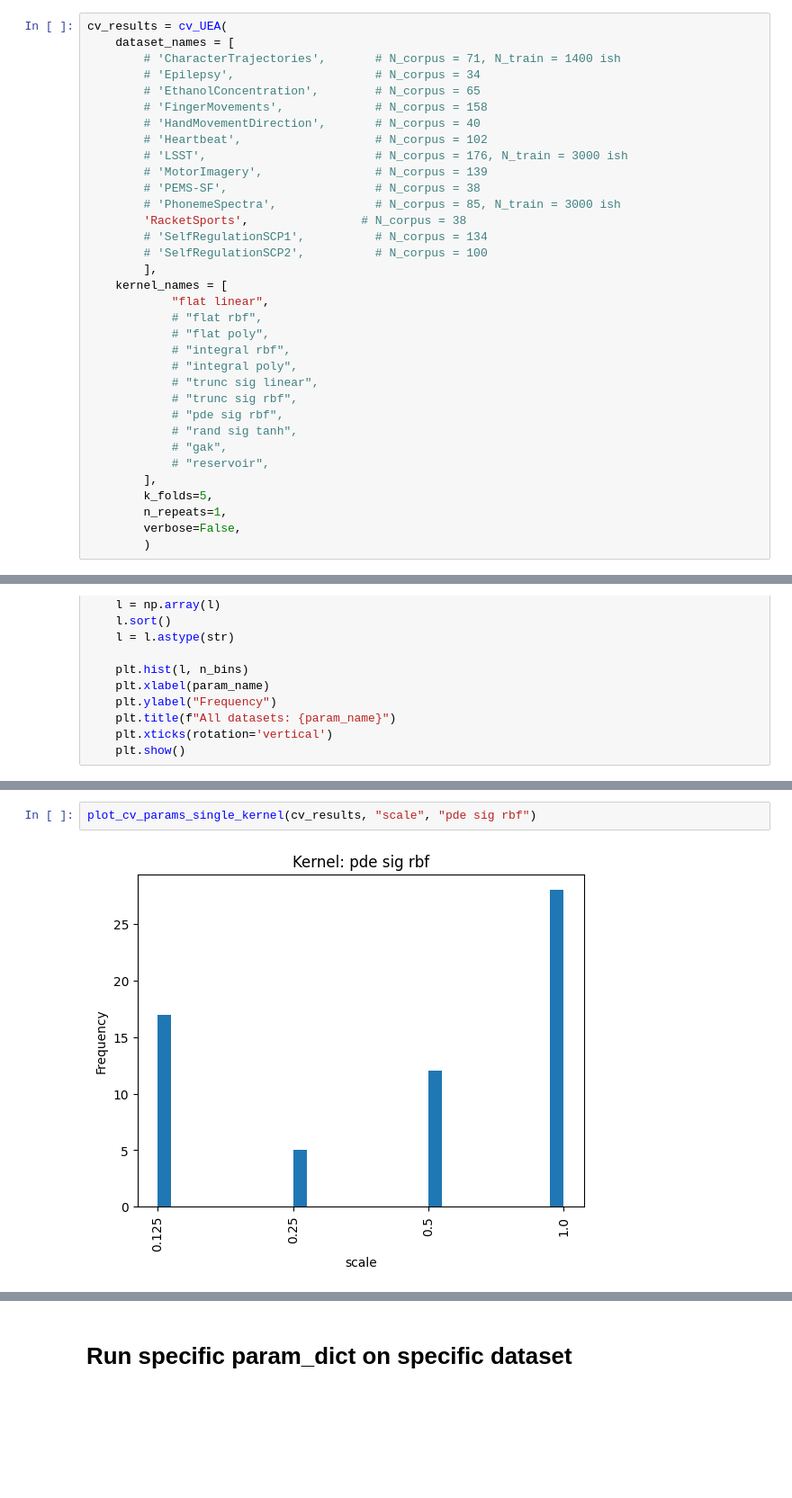
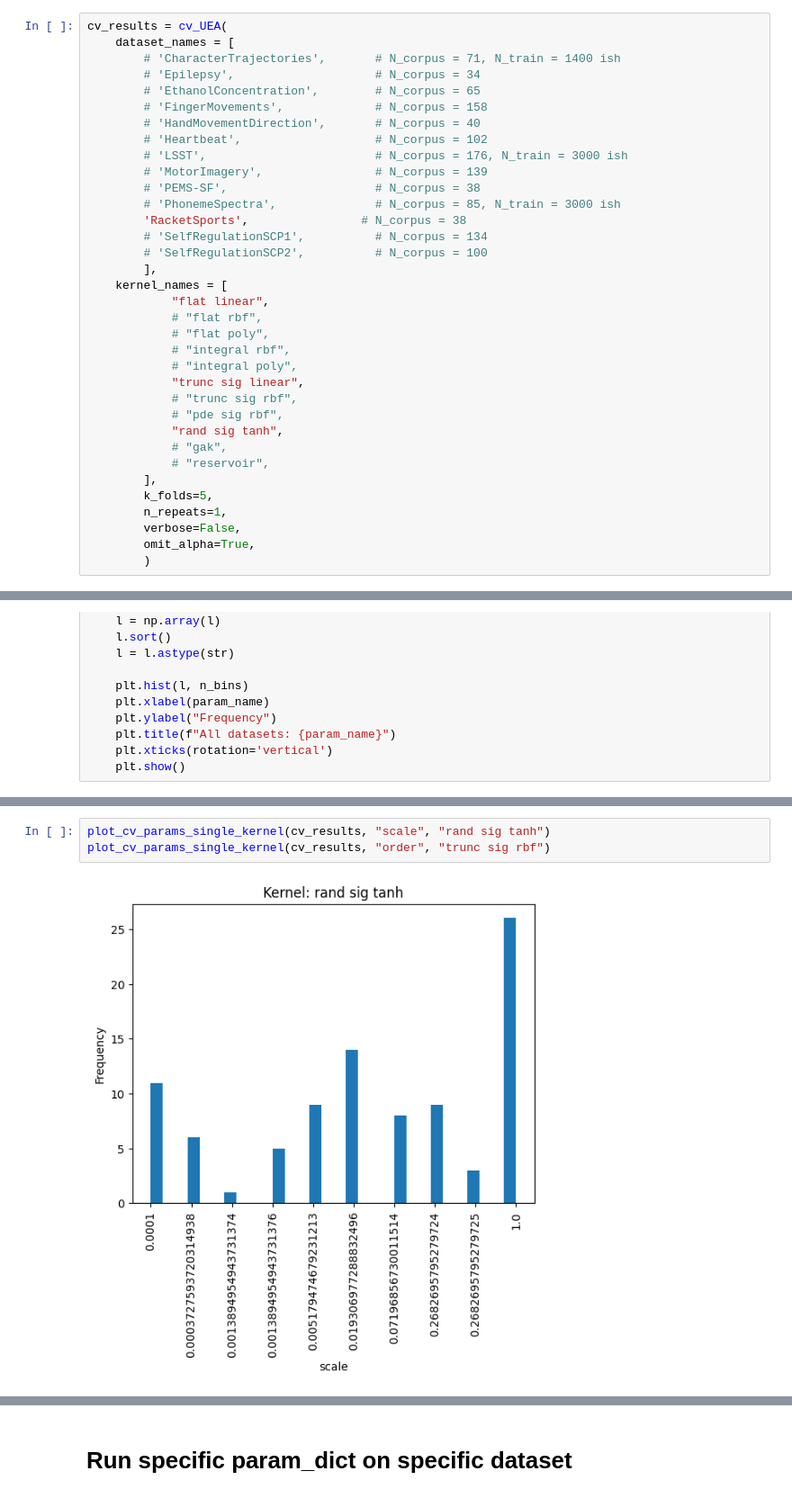
Before and after one commit to nikitazozoulenko/kernel-timeseries-anomaly-detection, a Jupyter notebook: print_results.ipynb, the cells around one changed output, grey strips where cells are left out. Shown at 90% size. Saved outputs shown, nothing was run; the diff lists cells and outputs as text; blank space fills up the shorter version.

Commit message:
changed max length to 100, readded scaling to trunc sigs

```diff
--- a/print_results.ipynb
+++ b/print_results.ipynb
@@ -34,16 +34,17 @@ cv_results = cv_UEA(
             # "flat poly",
             # "integral rbf",
             # "integral poly",
-            # "trunc sig linear",
+            "trunc sig linear",
             # "trunc sig rbf",
             # "pde sig rbf",
-            # "rand sig tanh",
+            "rand sig tanh",
             # "gak",
             # "reservoir",
         ],
         k_folds=5,
         n_repeats=1,
         verbose=False,
+        omit_alpha=True,
         )
 # %% [markdown]
 # Validate on Test
@@ -219,4 +220,5 @@ plot_cv_params_all_kernels(cv_results, "time")
 # %%
-plot_cv_params_single_kernel(cv_results, "scale", "pde sig rbf")
+plot_cv_params_single_kernel(cv_results, "scale", "rand sig tanh")
+plot_cv_params_single_kernel(cv_results, "order", "trunc sig rbf")
 # %% [output]
-[figure, old version]
+[figure, new version]
```
Also changed, not shown: parts of 5 cells of this notebook, 3 other files.
